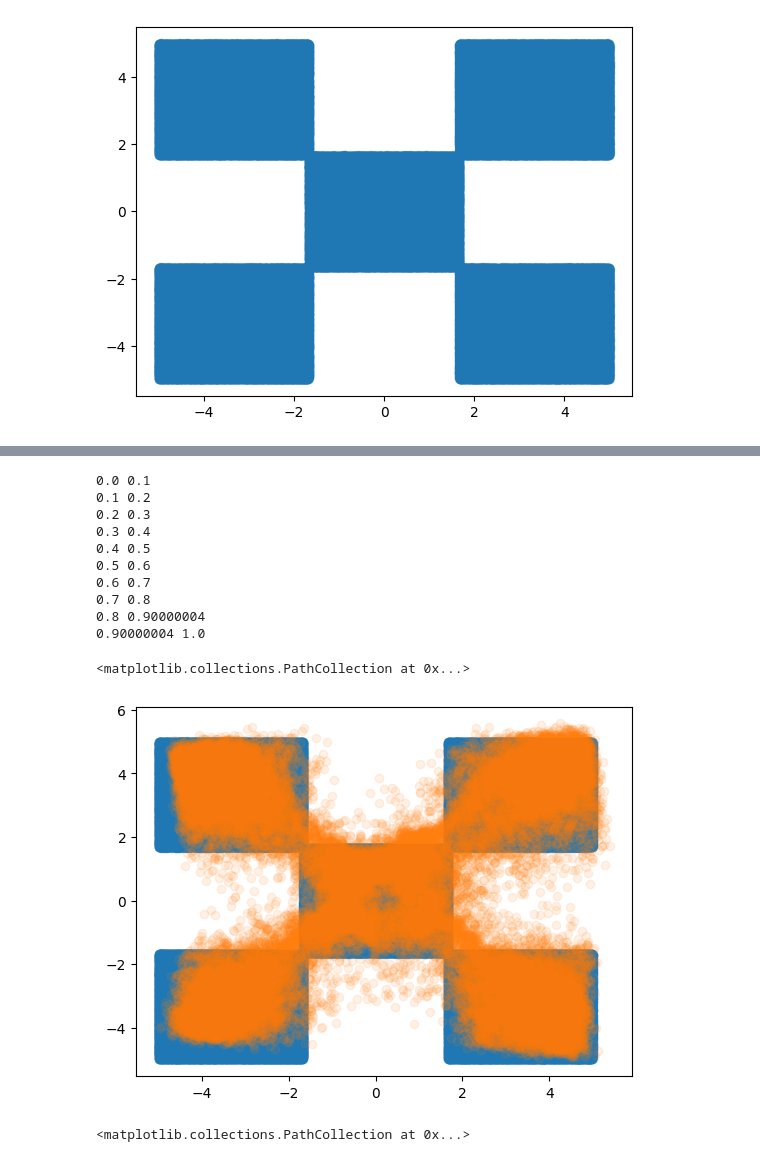
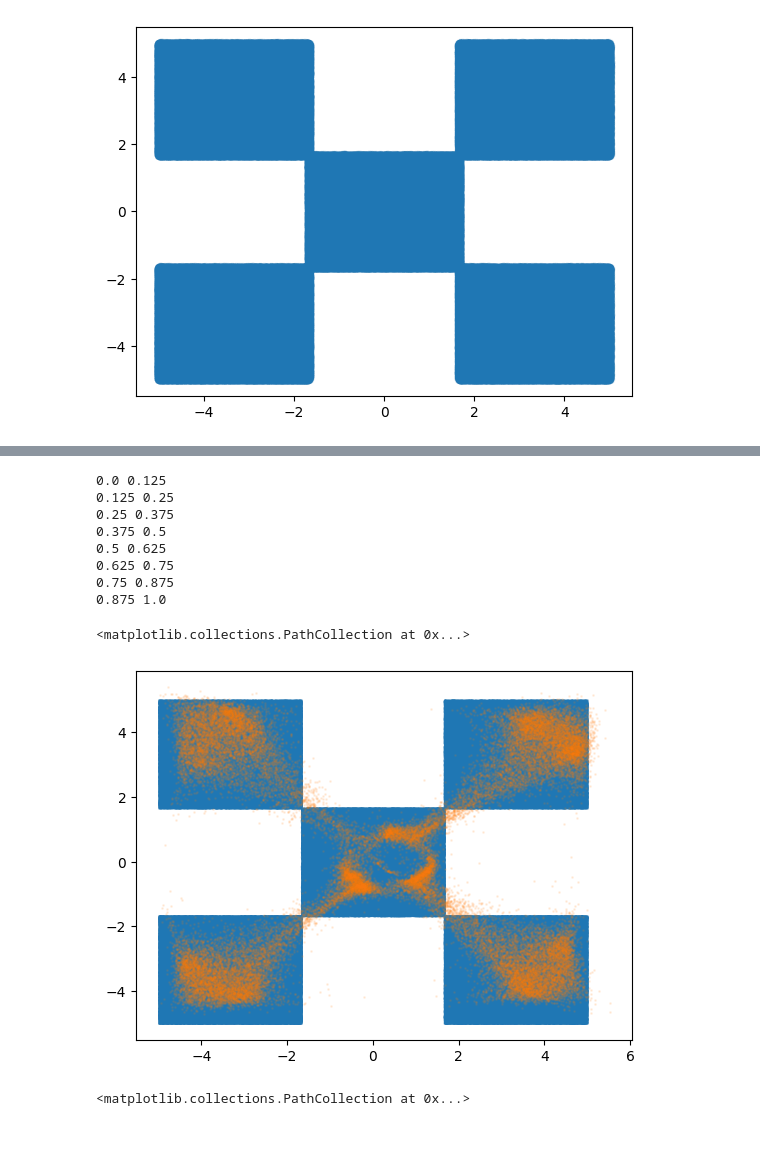
Before and after one commit to mackelab/probjax, a Jupyter notebook: examples/nn/flows/mean_flow_matching.ipynb, the cells around one changed output, grey strips where cells are left out. Saved outputs shown, nothing was run; the diff lists cells and outputs as text; code cells hidden in the pictures.

```diff
--- a/examples/nn/flows/mean_flow_matching.ipynb
+++ b/examples/nn/flows/mean_flow_matching.ipynb
@@ -64,7 +65,7 @@ def update(params, opt_state, x, rng):
 # %%
 import optax
 
-opt = optax.chain(optax.adaptive_grad_clip(1.), optax.radam(1e-4))
+opt = optax.chain(optax.adaptive_grad_clip(1.), optax.adam(1e-4))
 opt_state = opt.init(params)
 # %%
 key = jax.random.key(42)
@@ -75,7 +76,7 @@ for i in range(1000):
     for j in range(100):
         key,key_data, key_loss = jax.random.split(key, 3)
         #xs = jax.vmap(generate_data)(jax.random.split(key_data, 1000))
-        xs = jax.random.choice(key_data, data, (10_000,), axis=0)
+        xs = jax.random.choice(key_data, data, (1_000,), axis=0)
         params, opt_state, loss = update(params, opt_state, xs,key_loss)
         l += loss
     losses.append(l/100)
@@ -94,7 +96,7 @@ plt.plot(losses)
 nnx.update(model, params)
 # %%
 d = 2
-def sample(rng, numsteps=5):
+def sample(rng, numsteps=32):
     xt = jax.random.normal(rng, (d,))
     ts = jnp.linspace(0, 1, numsteps + 1)
     for i in range(numsteps):
@@ -106,24 +108,22 @@ def sample(rng, numsteps=5):
     return xt
 # %%
 from functools import partial
-samples = jax.vmap(partial(sample, numsteps=10))(jax.random.split(jax.random.PRNGKey(0), 40000))
+samples = jax.vmap(partial(sample, numsteps=8))(jax.random.split(jax.random.PRNGKey(0), 40000))
 # %% [output]
-0.0 0.1
-0.1 0.2
-0.2 0.3
-0.3 0.4
-0.4 0.5
-0.5 0.6
-0.6 0.7
-0.7 0.8
-0.8 0.90000004
-0.90000004 1.0
+0.0 0.125
+0.125 0.25
+0.25 0.375
+0.375 0.5
+0.5 0.625
+0.625 0.75
+0.75 0.875
+0.875 1.0
 # %%
-plt.scatter(data[:,0], data[:,1], alpha=0.1)
-plt.scatter(samples[:,0], samples[:,1], alpha=0.1)
+plt.scatter(data[:,0], data[:,1], alpha=0.1, s=1)
+plt.scatter(samples[:,0], samples[:,1], alpha=0.1, s=1)
 # %% [output]
 <matplotlib.collections.PathCollection at 0x...>
-[figure, old version]
+[figure, new version]
 # %%
 gen = SpiralGenerator()
 data = gen.generate(10000, jax.random.PRNGKey(0))
```
Also changed, not shown: parts of 6 cells of this notebook, 2 other files.
